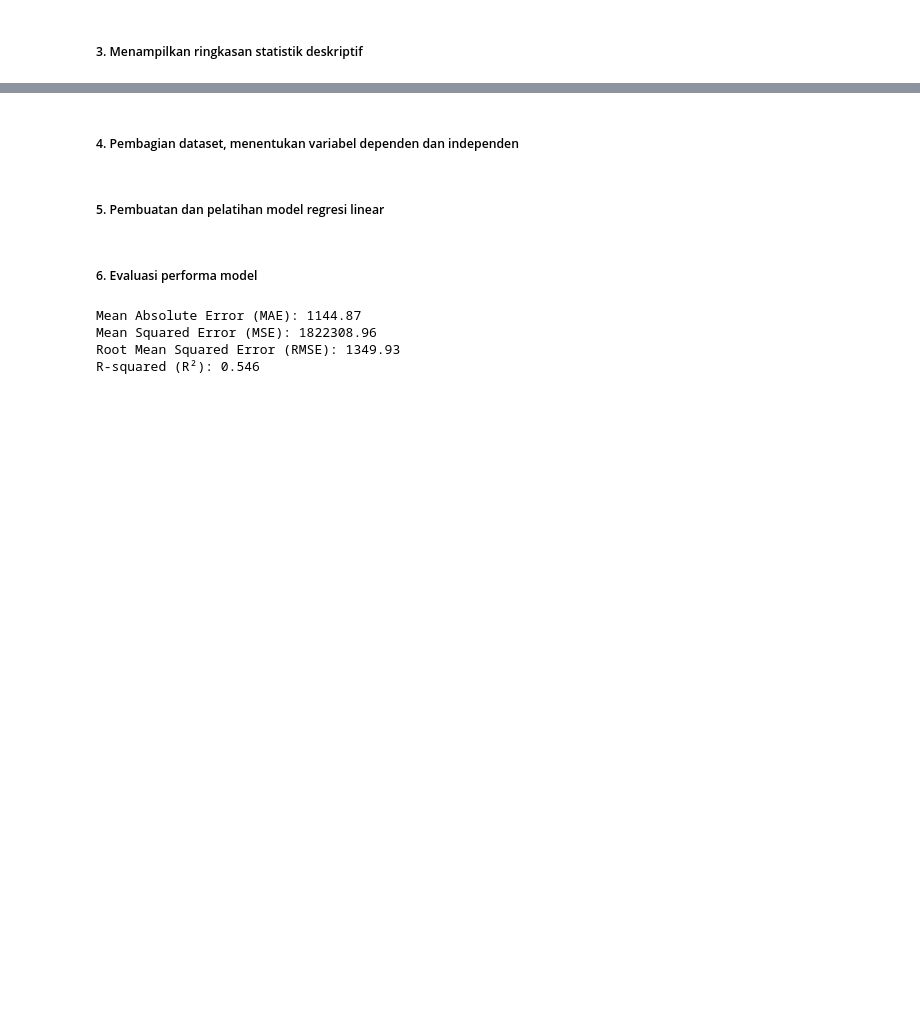
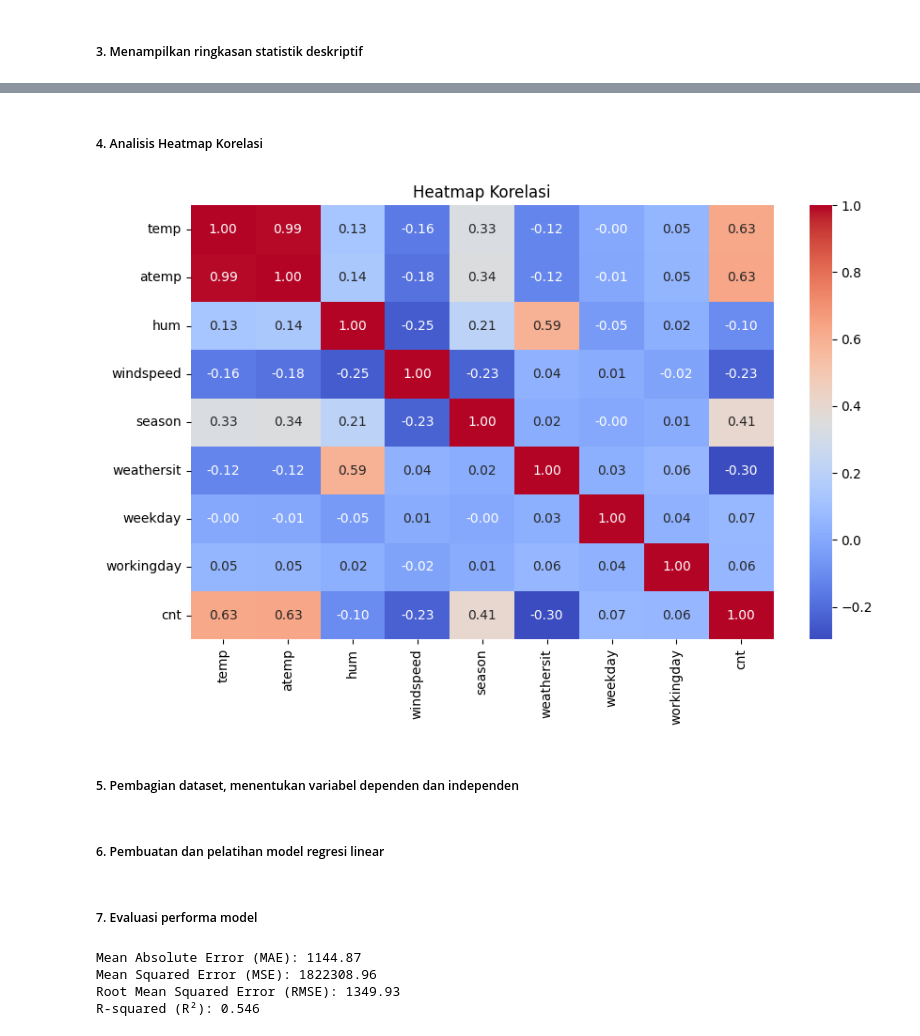
Before and after one commit to ssintyaaa/MachineLearning, a Jupyter notebook: praktikum 03/notebooks/PraktikumMandiri3_Sintia_Sari_0110222135_ML_Pagi.ipynb, the cells around one changed output, grey strips where cells are left out. Saved outputs shown, nothing was run; the diff lists cells and outputs as text; code cells hidden in the pictures; blank space fills up the shorter version.

```diff
--- a/praktikum 03/notebooks/PraktikumMandiri3_Sintia_Sari_0110222135_ML_Pagi.ipynb
+++ b/praktikum 03/notebooks/PraktikumMandiri3_Sintia_Sari_0110222135_ML_Pagi.ipynb
@@ -78,8 +78,26 @@ df.describe()
 | 50% | 366.000000 | 3.000000 | 1.000000 | 7.000000 | 0.000000 | 3.000000 | 1.000000 | 1.000000 | 0.498333 | 0.486733 | ... |
 | 75% | 548.500000 | 3.000000 | 1.000000 | 10.000000 | 0.000000 | 5.000000 | 1.000000 | 2.000000 | 0.655417 | 0.608602 | ... |
 | max | 731.000000 | 4.000000 | 1.000000 | 12.000000 | 1.000000 | 6.000000 | 1.000000 | 3.000000 | 0.861667 | 0.840896 | ... |
+# %% [markdown]
+##### 4. Analisis Heatmap Korelasi
+# %%
+import seaborn as sns
+
+# Memilih kolom yang ingin dilihat korelasinya
+kolom_korelasi = ["temp", "atemp", "hum", "windspeed", "season", "weathersit", "weekday", "workingday", "cnt"]
+
+# Menghitung korelasi antar kolom tersebut
+corr_matrix = df[kolom_korelasi].corr()
+
+# Visualisasi heatmap korelasi
+plt.figure(figsize=(10,6))
+sns.heatmap(corr_matrix, annot=True, cmap="coolwarm", fmt=".2f")
+plt.title("Heatmap Korelasi")
+plt.show()
+# %% [output]
+[figure, added]
 # %% [markdown]
-##### 4. Pembagian dataset, menentukan variabel dependen dan independen
+##### 5. Pembagian dataset, menentukan variabel dependen dan independen
 # %%
 from sklearn.model_selection import train_test_split
 
@@ -92,7 +110,7 @@ X_train, X_test, y_train, y_test = train_test_split(
     X, y, test_size=0.2, random_state=42
 )
 # %% [markdown]
-##### 5. Pembuatan dan pelatihan model regresi linear
+##### 6. Pembuatan dan pelatihan model regresi linear
 # %%
 from sklearn.linear_model import LinearRegression
 from sklearn.metrics import mean_absolute_error, mean_squared_error, r2_score
@@ -105,7 +123,7 @@ model.fit(X_train, y_train)
 # Lakukan prediksi pada data uji
 y_pred = model.predict(X_test)
 # %% [markdown]
-##### 6. Evaluasi performa model
+##### 7. Evaluasi performa model
 # %%
 # Evaluasi performa model
 mae = mean_absolute_error(y_test, y_pred)
```
Also changed, not shown: parts of 6 cells of this notebook, 1 other file.
